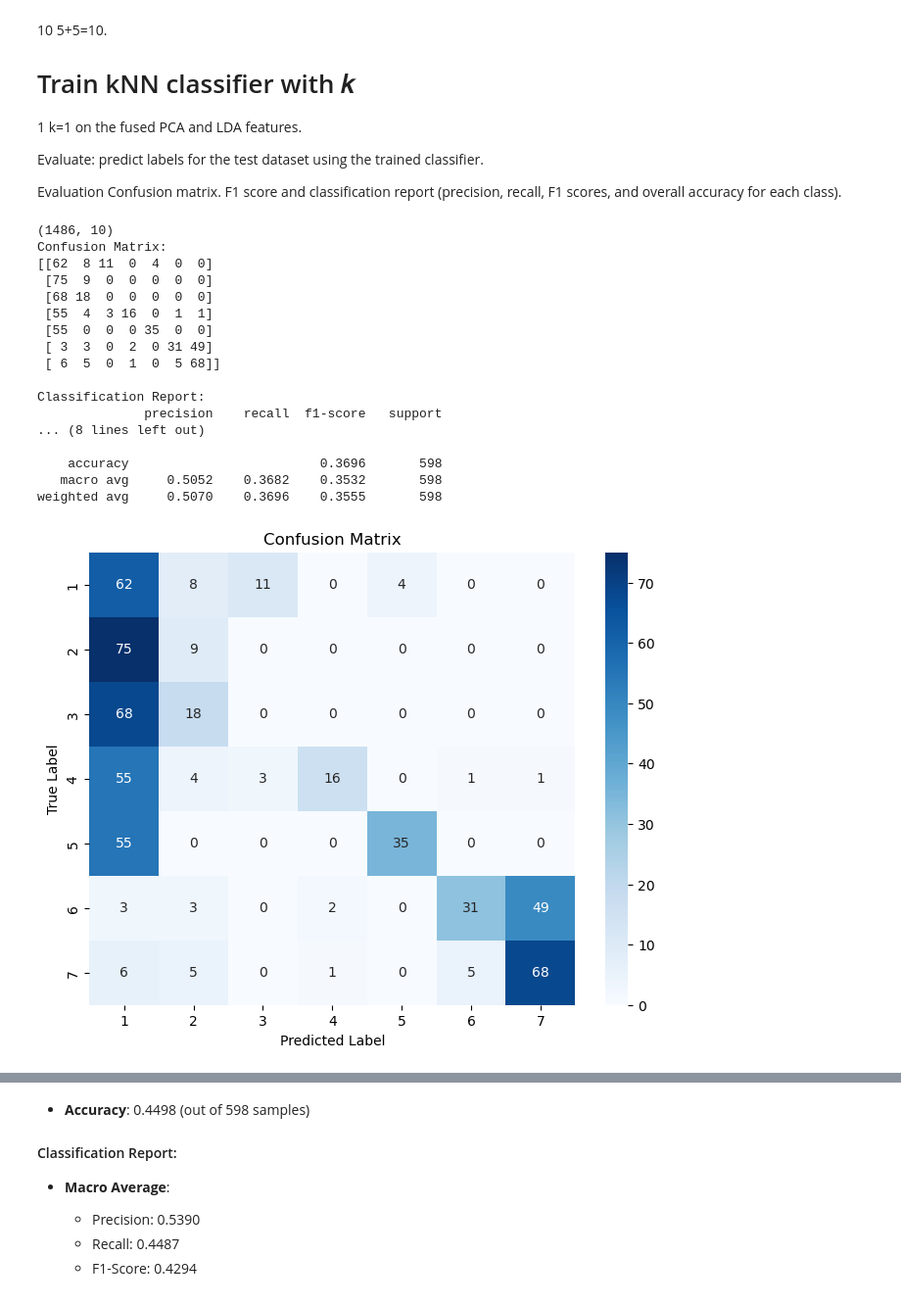
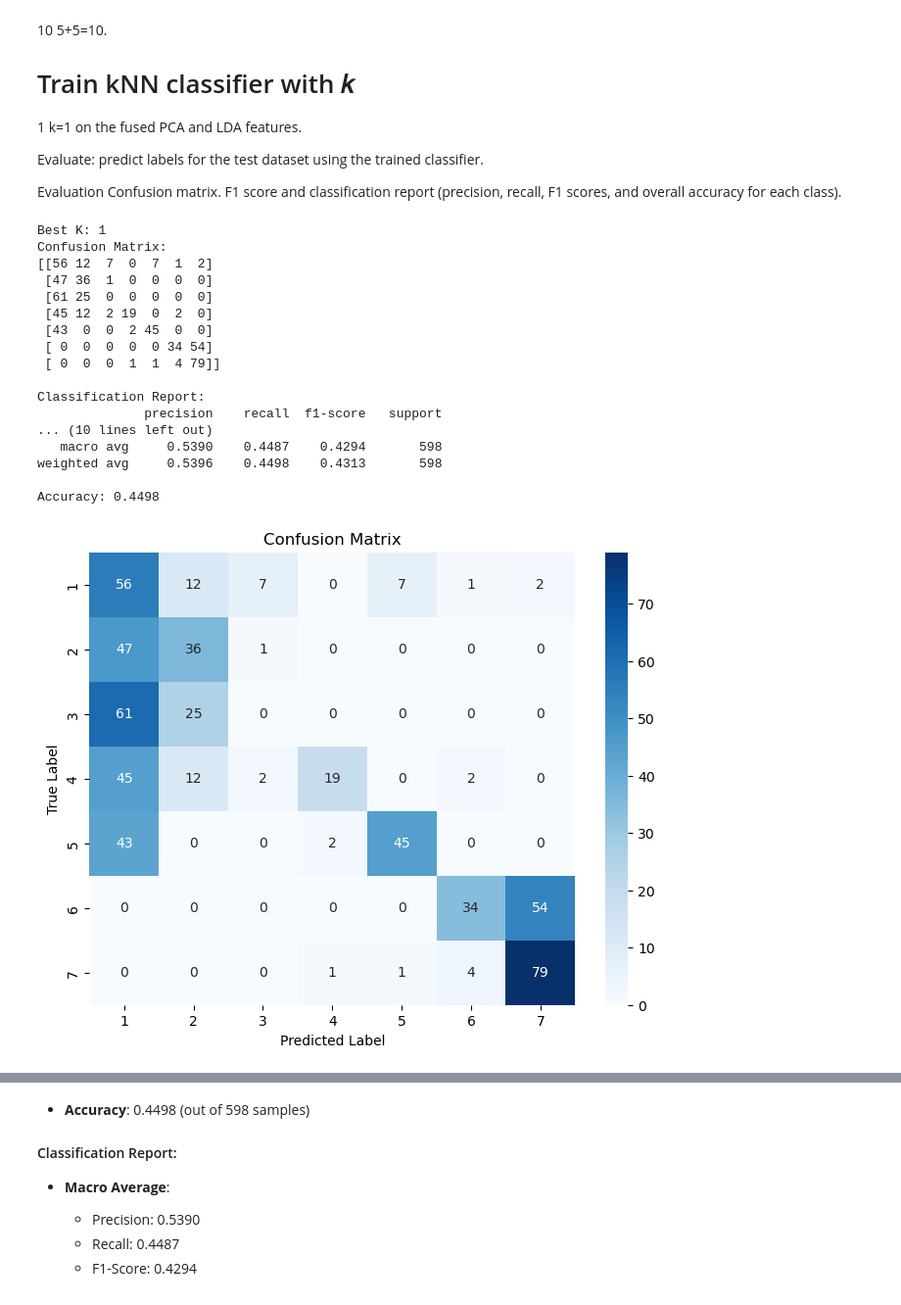
Before and after one commit to Abdullah12has/Multi-Modal-Physical-Exercise-Classification, a Jupyter notebook: project_work_MEx_classification.ipynb, the cells around one changed output, grey strips where cells are left out. Shown at 98% size. Drawn from its saved outputs; the diff is of its cells as text; code cells hidden in the pictures.

```diff
--- a/project_work_MEx_classification.ipynb
+++ b/project_work_MEx_classification.ipynb
@@ -930,6 +935,7 @@ from sklearn.metrics import confusion_matrix, classification_report
 from sklearn.neighbors import KNeighborsClassifier
 import numpy as np
 from sklearn.model_selection import GridSearchCV
+from sklearn.metrics import accuracy_score
 
 
 # --- 1. preprocessing of depth image data ---
@@ -975,51 +981,73 @@ test_fused = np.concatenate((test_pca, test_lda), axis=1)
 
 # --- 4. classification with NN ---
 # K-Nearest Neighbors Classifier
-nn_classifier = KNeighborsClassifier(n_neighbors=1)
+# nn_classifier = KNeighborsClassifier(n_neighbors=1)
+# nn_classifier.fit(train_fused, train_labels)
+
+# # prediction
+# predictions = nn_classifier.predict(test_fused)
+
+
+# TEST to See the best K value
+
+param_grid = {'n_neighbors': [1,2, 3,4, 5, 7, 9]}
+grid_search = GridSearchCV(KNeighborsClassifier(), param_grid, cv=5)
+grid_search.fit(train_fused, train_labels)
+best_k = grid_search.best_params_['n_neighbors']
+print("Best K:",best_k)
+nn_classifier = KNeighborsClassifier(n_neighbors=best_k)
 nn_classifier.fit(train_fused, train_labels)
+predictions = nn_classifier.predict(test_fused)
 
-# prediction
-predictions = nn_classifier.predict(test_fused)
+# End Test
+
 
 # --- 5. evaluation ---
 # confusion matrix
 conf_matrix = confusion_matrix(test_labels, predictions)
 print("Confusion Matrix:")
 print(conf_matrix)
 
 # F1 score & statistics
 report = classification_report(test_labels, predictions, digits=4)
 print("\nClassification Report:")
 print(report)
+accuracy = accuracy_score(test_labels, predictions)
+print(f"Accuracy: {accuracy:.4f}")
 
 # confusion matrix
 import seaborn as sns
 import matplotlib.pyplot as plt
 
 plt.figure(figsize=(8, 6))
 sns.heatmap(conf_matrix, annot=True, fmt='d', cmap="Blues", xticklabels=np.unique(test_labels), yticklabels=np.unique(test_labels))
 plt.xlabel('Predicted Label')
 plt.ylabel('True Label')
 plt.title('Confusion Matrix')
 plt.show()
 
+plt.plot(np.cumsum(pca.explained_variance_ratio_))
+plt.xlabel('Number of Components')
+plt.ylabel('Cumulative Explained Variance')
+plt.show()
+
 ### Your code ends here ###
 # %% [output]
-(1486, 10)
+Best K: 1
 Confusion Matrix:
-[[62  8 11  0  4  0  0]
- [75  9  0  0  0  0  0]
- [68 18  0  0  0  0  0]
- [55  4  3 16  0  1  1]
- [55  0  0  0 35  0  0]
- [ 3  3  0  2  0 31 49]
- [ 6  5  0  1  0  5 68]]
+[[56 12  7  0  7  1  2]
+ [47 36  1  0  0  0  0]
+ [61 25  0  0  0  0  0]
+ [45 12  2 19  0  2  0]
+ [43  0  0  2 45  0  0]
+ [ 0  0  0  0  0 34 54]
+ [ 0  0  0  1  1  4 79]]
 
 Classification Report:
               precision    recall  f1-score   support
-... (8 lines left out)
+... (10 lines left out)
+   macro avg     0.5390    0.4487    0.4294       598
+weighted avg     0.5396    0.4498    0.4313       598
 
-    accuracy                         0.3696       598
-   macro avg     0.5052    0.3682    0.3532       598
-weighted avg     0.5070    0.3696    0.3555       598
+Accuracy: 0.4498
-[figure, old version]
+[figure, new version]
```
Also changed, not shown: parts of 2 cells of this notebook.
